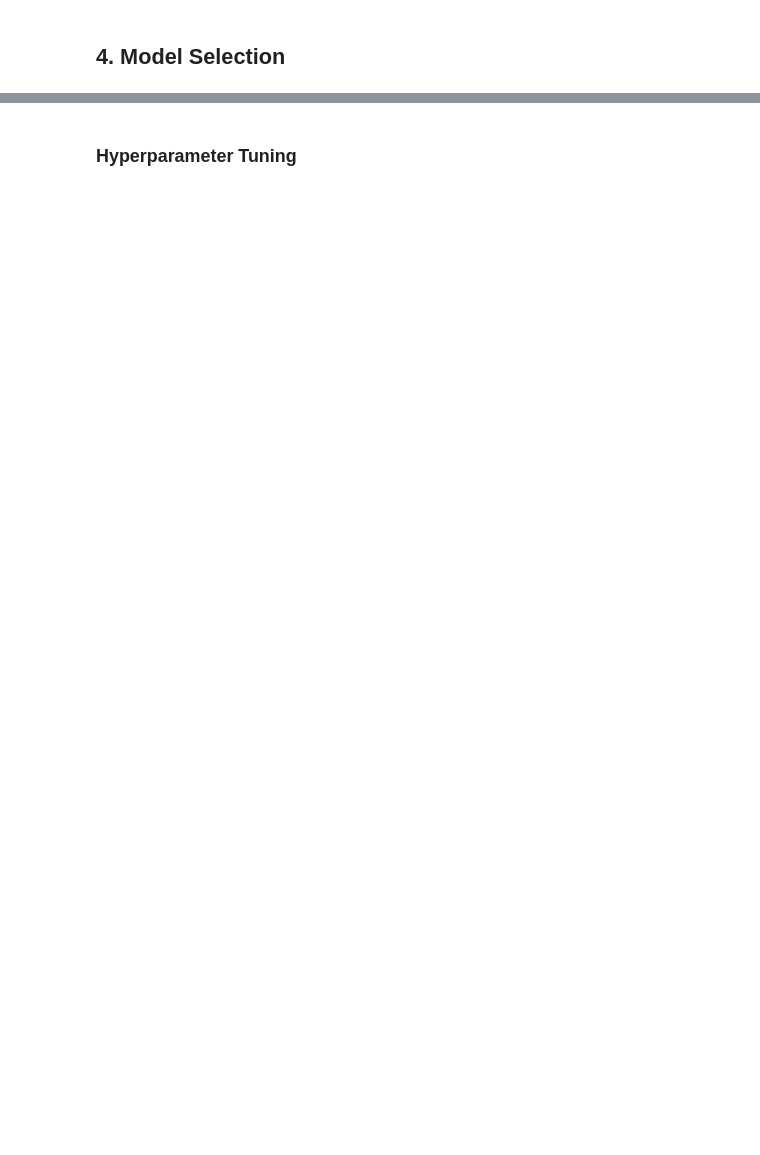
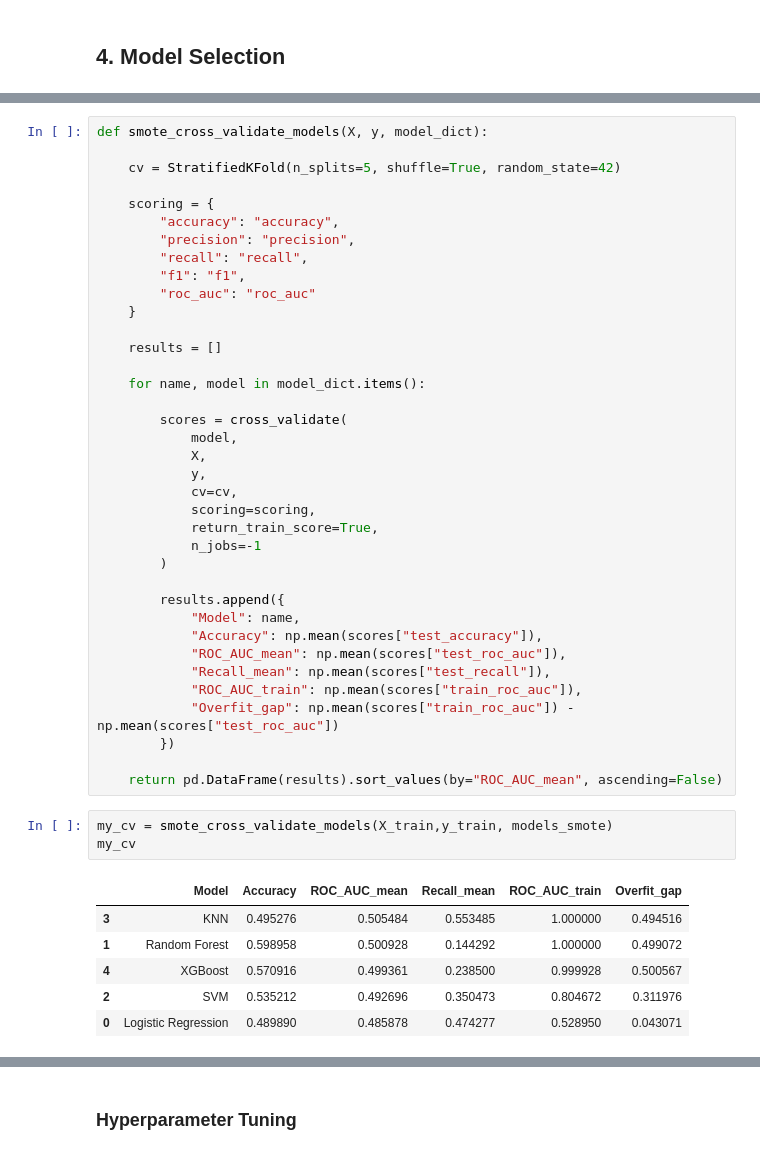
Before and after one commit to Rzero6/heart-attack-classification, a Jupyter notebook: Heart Attack Classification.ipynb, the cells around one changed output, grey strips where cells are left out. Drawn from its saved outputs; the diff is of its cells as text; blank space fills up the shorter version.

```diff
--- a/Heart Attack Classification.ipynb
+++ b/Heart Attack Classification.ipynb
@@ -680,0 +598,47 @@ ROC AUC  : 0.49856118412690026
+# %%
+def smote_cross_validate_models(X, y, model_dict):
+
+    cv = StratifiedKFold(n_splits=5, shuffle=True, random_state=42)
+
+    scoring = {
+        "accuracy": "accuracy",
+        "precision": "precision",
+        "recall": "recall",
+        "f1": "f1",
+        "roc_auc": "roc_auc"
+    }
+
+    results = []
+
+    for name, model in model_dict.items():
+
+        scores = cross_validate(
+            model,
+            X,
+            y,
+            cv=cv,
+            scoring=scoring,
+            return_train_score=True,
+            n_jobs=-1
+        )
+
+        results.append({
+            "Model": name,
+            "Accuracy": np.mean(scores["test_accuracy"]),
+            "ROC_AUC_mean": np.mean(scores["test_roc_auc"]),
+            "Recall_mean": np.mean(scores["test_recall"]),
+            "ROC_AUC_train": np.mean(scores["train_roc_auc"]),
+            "Overfit_gap": np.mean(scores["train_roc_auc"]) - np.mean(scores["test_roc_auc"])
+        })
+
+    return pd.DataFrame(results).sort_values(by="ROC_AUC_mean", ascending=False)
+# %%
+my_cv = smote_cross_validate_models(X_train,y_train, models_smote)
+my_cv
+# %% [output]
+|  | Model | Accuracy | ROC_AUC_mean | Recall_mean | ROC_AUC_train | Overfit_gap |
+| 3 | KNN | 0.495276 | 0.505484 | 0.553485 | 1.000000 | 0.494516 |
+| 1 | Random Forest | 0.598958 | 0.500928 | 0.144292 | 1.000000 | 0.499072 |
+| 4 | XGBoost | 0.570916 | 0.499361 | 0.238500 | 0.999928 | 0.500567 |
+| 2 | SVM | 0.535212 | 0.492696 | 0.350473 | 0.804672 | 0.311976 |
+| 0 | Logistic Regression | 0.489890 | 0.485878 | 0.474277 | 0.528950 | 0.043071 |
```
Also changed, not shown: parts of 41 cells of this notebook.
